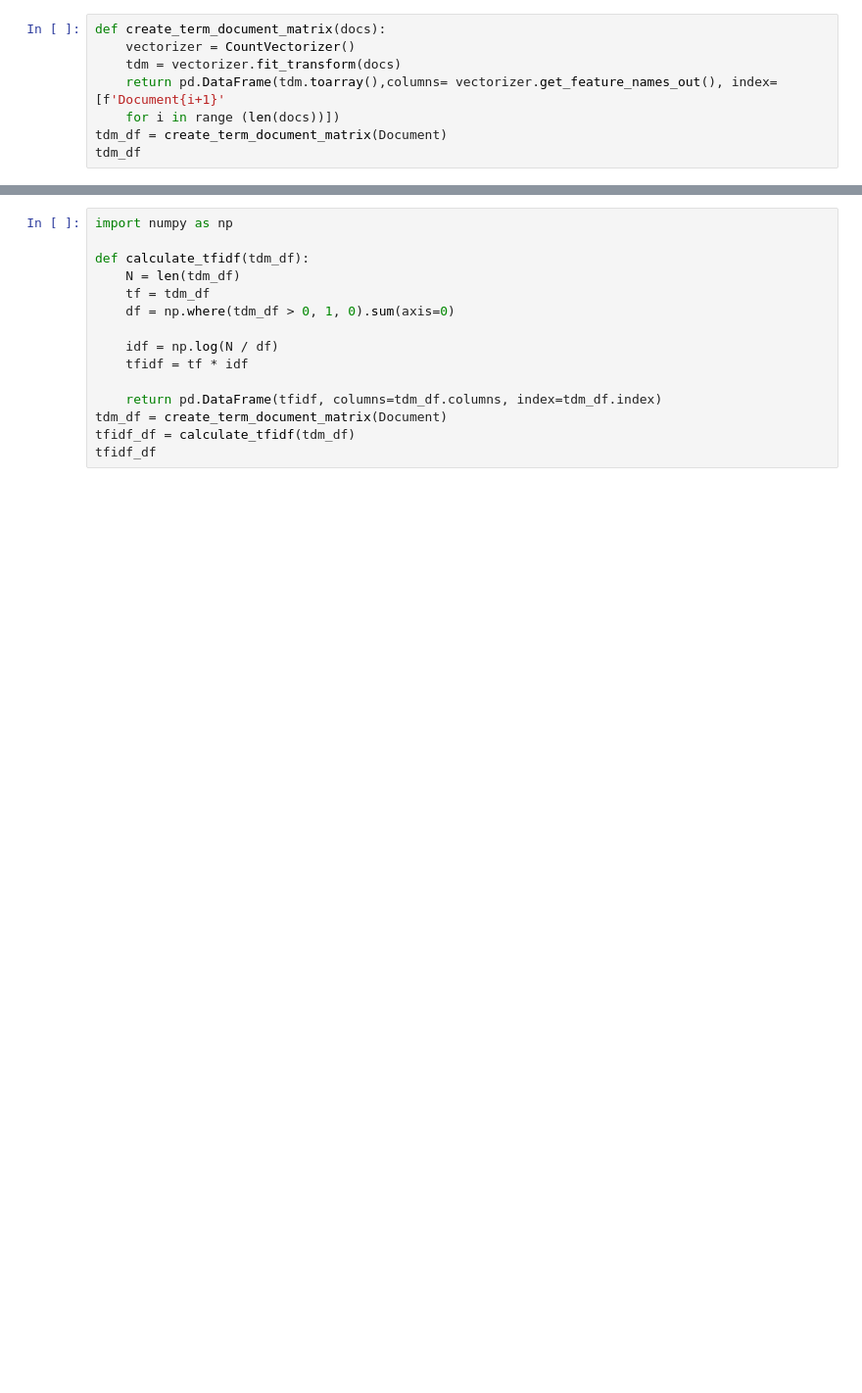
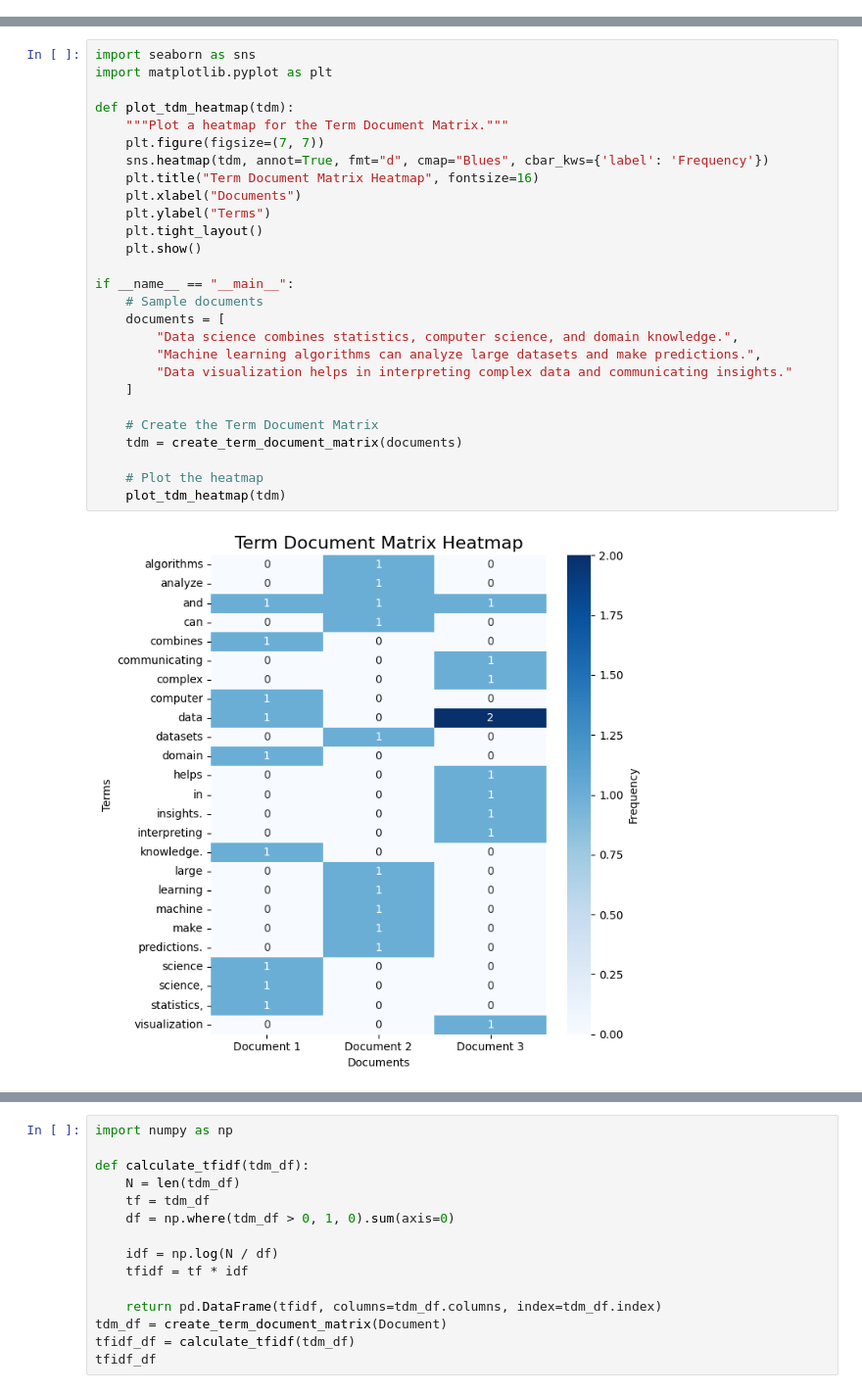
Before and after one commit to KrySenghort/TP-PDS, a Jupyter notebook: TP-03-Information-Retrieval-Models/TP3.ipynb, the cells around one changed output, grey strips where cells are left out. Shown: that part at 98% size. Saved outputs shown, nothing was run; the diff lists cells and outputs as text; blank space fills up the shorter version.

```diff
--- a/TP-03-Information-Retrieval-Models/TP3.ipynb
+++ b/TP-03-Information-Retrieval-Models/TP3.ipynb
@@ -24,8 +51,0 @@ Document=[" Data science combines statistics, computer science, and domain knowl
-# %%
-def create_term_document_matrix(docs):
-    vectorizer = CountVectorizer()
-    tdm = vectorizer.fit_transform(docs)
-    return pd.DataFrame(tdm.toarray(),columns= vectorizer.get_feature_names_out(), index=[f'Document{i+1}'
-    for i in range (len(docs))])
-tdm_df = create_term_document_matrix(Document)
-tdm_df
@@ -82 +106,30 @@ plt.show()
+# %%
+import seaborn as sns
+import matplotlib.pyplot as plt
+
+def plot_tdm_heatmap(tdm):
+    """Plot a heatmap for the Term Document Matrix."""
+    plt.figure(figsize=(7, 7))
+    sns.heatmap(tdm, annot=True, fmt="d", cmap="Blues", cbar_kws={'label': 'Frequency'})
+    plt.title("Term Document Matrix Heatmap", fontsize=16)
+    plt.xlabel("Documents")
+    plt.ylabel("Terms")
+    plt.tight_layout()
+    plt.show()
+
+if __name__ == "__main__":
+    # Sample documents
+    documents = [
+        "Data science combines statistics, computer science, and domain knowledge.",
+        "Machine learning algorithms can analyze large datasets and make predictions.",
+        "Data visualization helps in interpreting complex data and communicating insights."
+    ]
+
+    # Create the Term Document Matrix
+    tdm = create_term_document_matrix(documents)
+
+    # Plot the heatmap
+    plot_tdm_heatmap(tdm)
+# %% [output]
+[figure, added]
 # %% [markdown]
```
Also changed, not shown: parts of 31 cells of this notebook, 1 other file.
